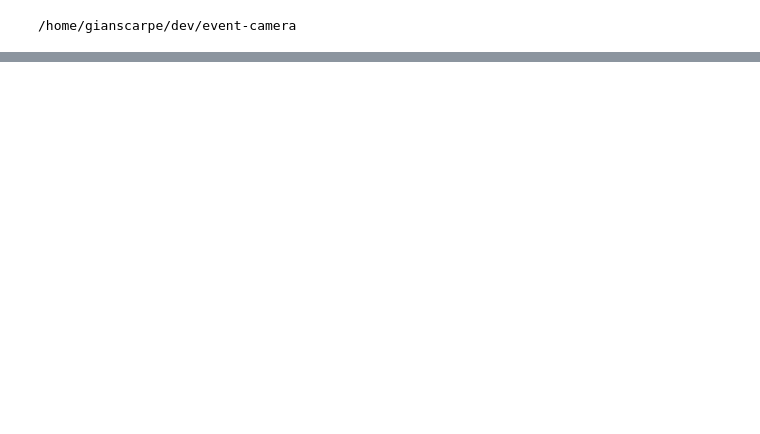
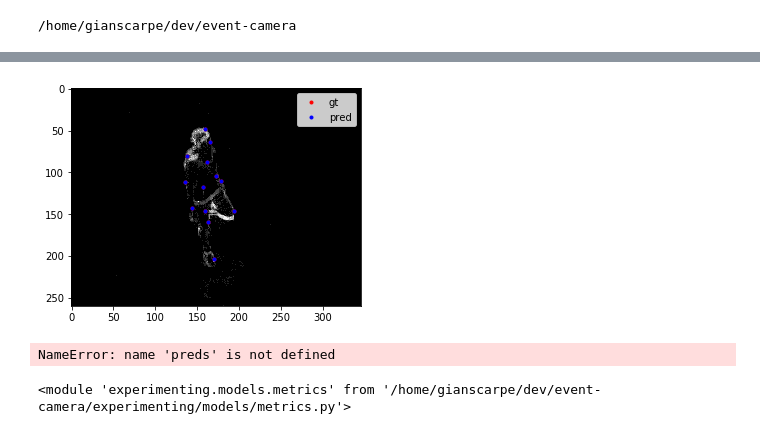
Before and after one commit to gianscarpe/event-based-monocular-hpe, a Jupyter notebook: notebooks/visualize_dhp3ddataset.ipynb, the cells around one changed output, grey strips where cells are left out. Cells and saved outputs as stored; diff of their text form; code cells hidden in the pictures; blank space fills up the shorter version.

```diff
--- a/notebooks/visualize_dhp3ddataset.ipynb
+++ b/notebooks/visualize_dhp3ddataset.ipynb
@@ -60,0 +134,17 @@ plt.imshow(y[0][1])
+# %%
+def plot_2d(dvs_frame, sample_gt, sample_pred):
+    " To plot image and 2D ground truth and prediction "
+    plt.figure()
+    plt.imshow(dvs_frame, cmap='gray')
+    plt.plot(sample_gt[:,1], sample_gt[:,0], '.', c='red', label='gt')
+    plt.plot(sample_pred[:,1], sample_pred[:,0], '.', c='blue', label='pred')
+    plt.legend()
+    plt.savefig('x.png')
+# %%
+plot_2d(x.squeeze(), gt_info['joints'][0], gt_info['joints'][0])
+# %% [output]
+[figure, added]
+# %%
+display(preds[0])
+# %% [output]
+NameError: name 'preds' is not defined
@@ -60,0 +153,6 @@ plt.imshow(y[0][1])
+# %%
+import experimenting.models.metrics as metrics
+
+reload(metrics)
+# %% [output]
+<module 'experimenting.models.metrics' from '/home/gianscarpe/dev/event-camera/experimenting/models/metrics.py'>
```
Also changed, not shown: parts of 26 cells of this notebook, 17 other files.
